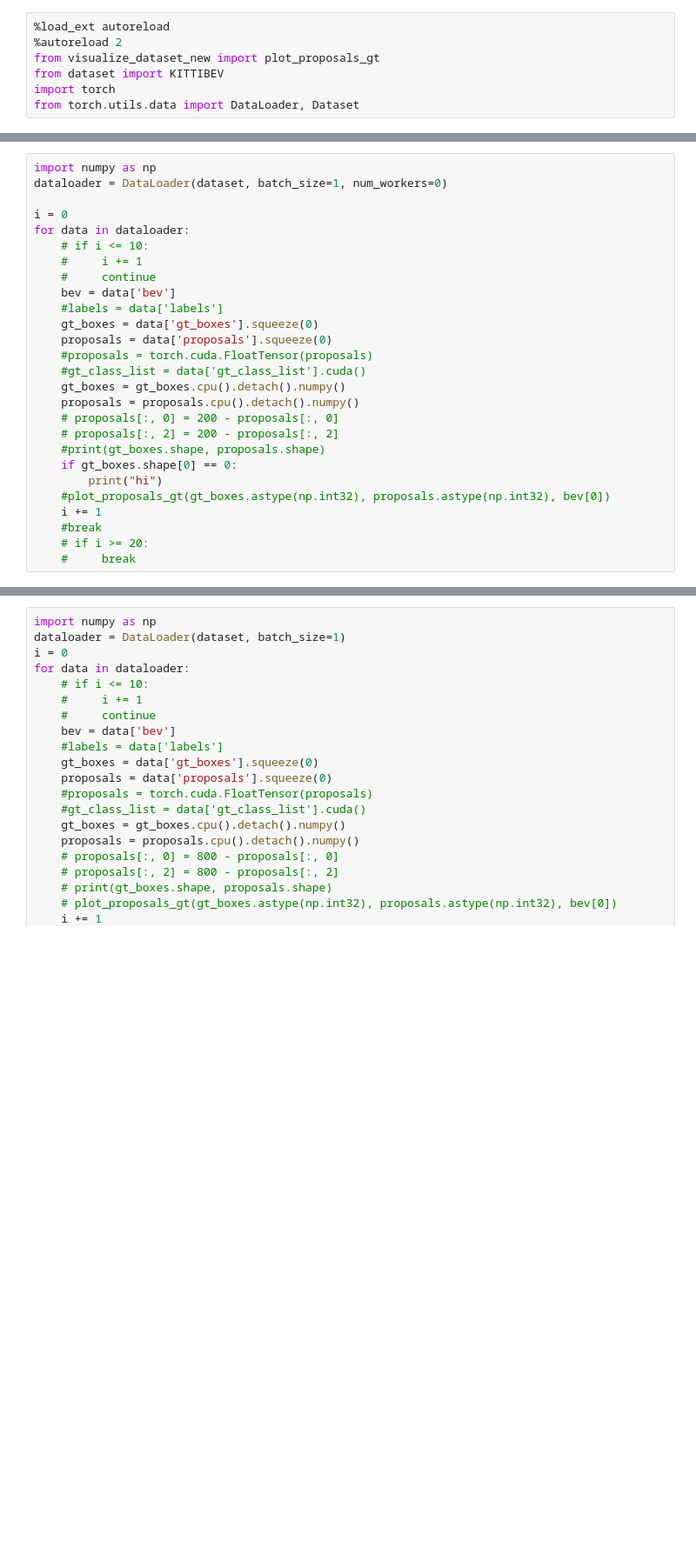
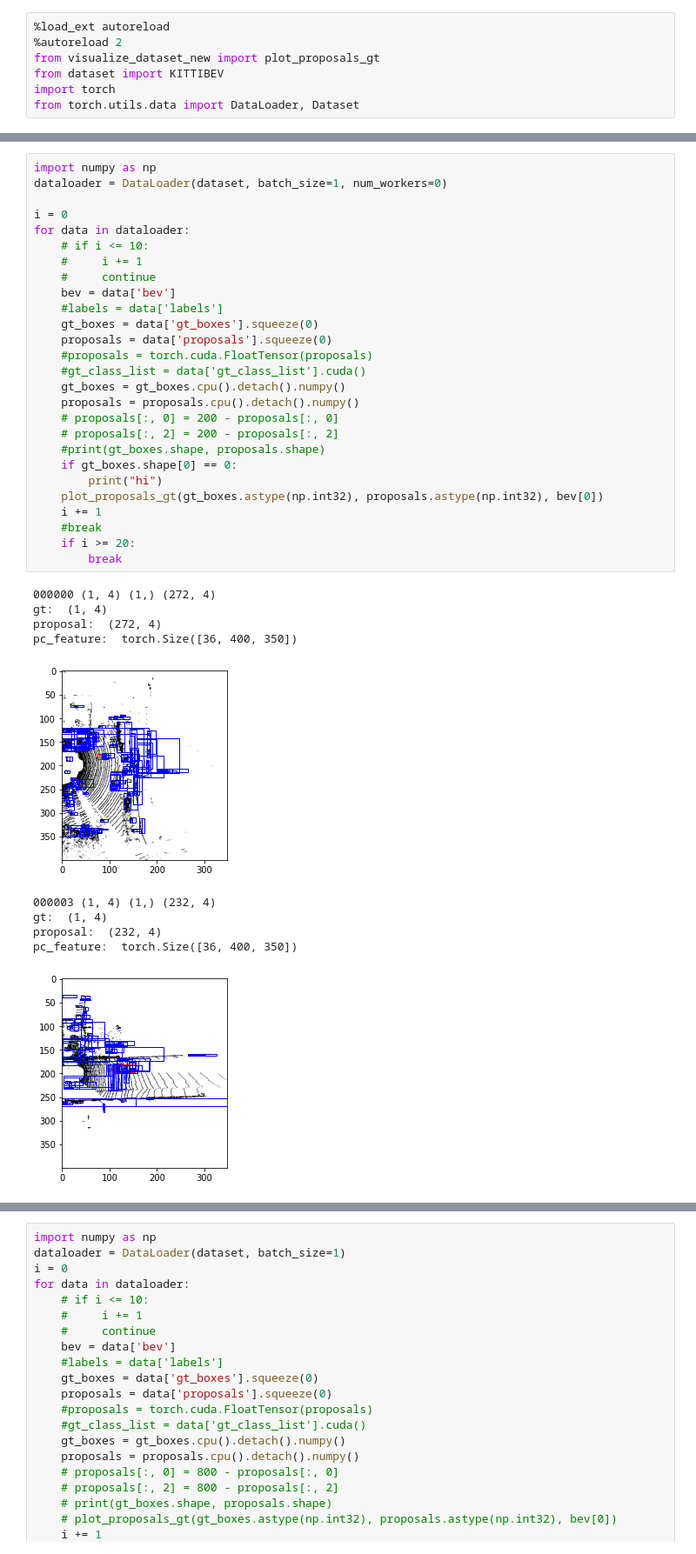
Before and after one commit to akshay-antony/Weakly-Supervised-3D-Object-Detection, a Jupyter notebook: test.ipynb, the cells around one changed output, grey strips where cells are left out. Shown at 87% size. Saved outputs shown, nothing was run; the diff lists cells and outputs as text; blank space fills up the shorter version.

```diff
--- a/test.ipynb
+++ b/test.ipynb
@@ -16,27 +17,38 @@ Preloading Data
 # %%
 import numpy as np
 dataloader = DataLoader(dataset, batch_size=1, num_workers=0)
 
 i = 0
 for data in dataloader:
     # if i <= 10:
     #     i += 1
     #     continue
     bev = data['bev']
     #labels = data['labels']
     gt_boxes = data['gt_boxes'].squeeze(0)
     proposals = data['proposals'].squeeze(0)
     #proposals = torch.cuda.FloatTensor(proposals)
     #gt_class_list = data['gt_class_list'].cuda()
     gt_boxes = gt_boxes.cpu().detach().numpy()
     proposals = proposals.cpu().detach().numpy()
     # proposals[:, 0] = 200 - proposals[:, 0]
     # proposals[:, 2] = 200 - proposals[:, 2]
     #print(gt_boxes.shape, proposals.shape)
     if gt_boxes.shape[0] == 0:
         print("hi")
-    #plot_proposals_gt(gt_boxes.astype(np.int32), proposals.astype(np.int32), bev[0])
+    plot_proposals_gt(gt_boxes.astype(np.int32), proposals.astype(np.int32), bev[0])
     i += 1
     #break
-    # if i >= 20:
-    #     break
+    if i >= 20:
+        break
+# %% [output]
+000000 (1, 4) (1,) (272, 4)
+gt:  (1, 4)
+proposal:  (272, 4)
+pc_feature:  torch.Size([36, 400, 350])
+[figure, added]
+000003 (1, 4) (1,) (232, 4)
+gt:  (1, 4)
+proposal:  (232, 4)
+pc_feature:  torch.Size([36, 400, 350])
+[figure, added]
```
Also changed, not shown: parts of 2 cells of this notebook, 2 other files.
